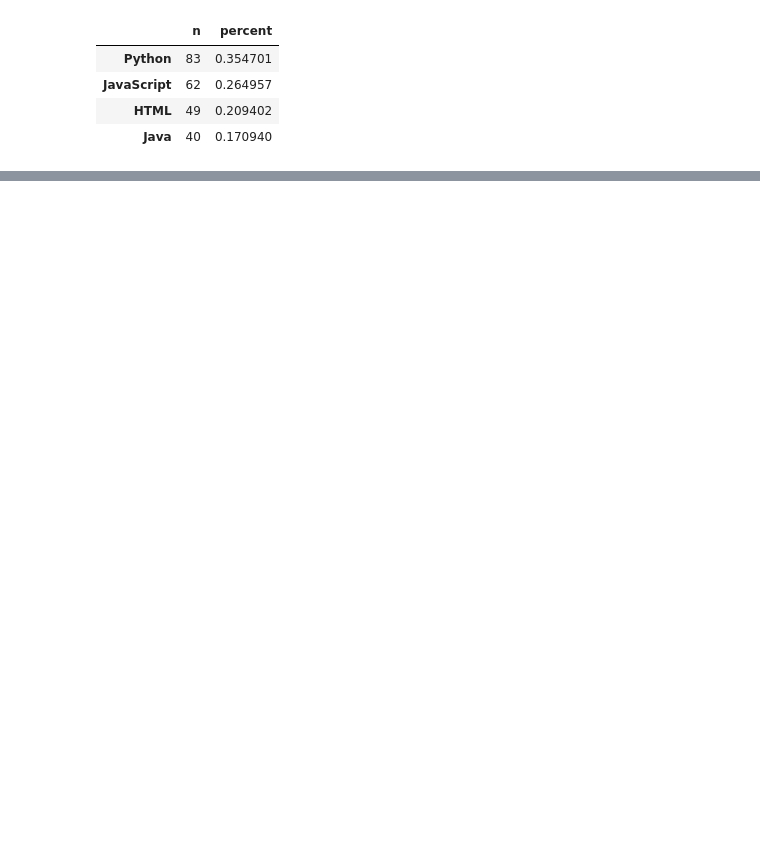
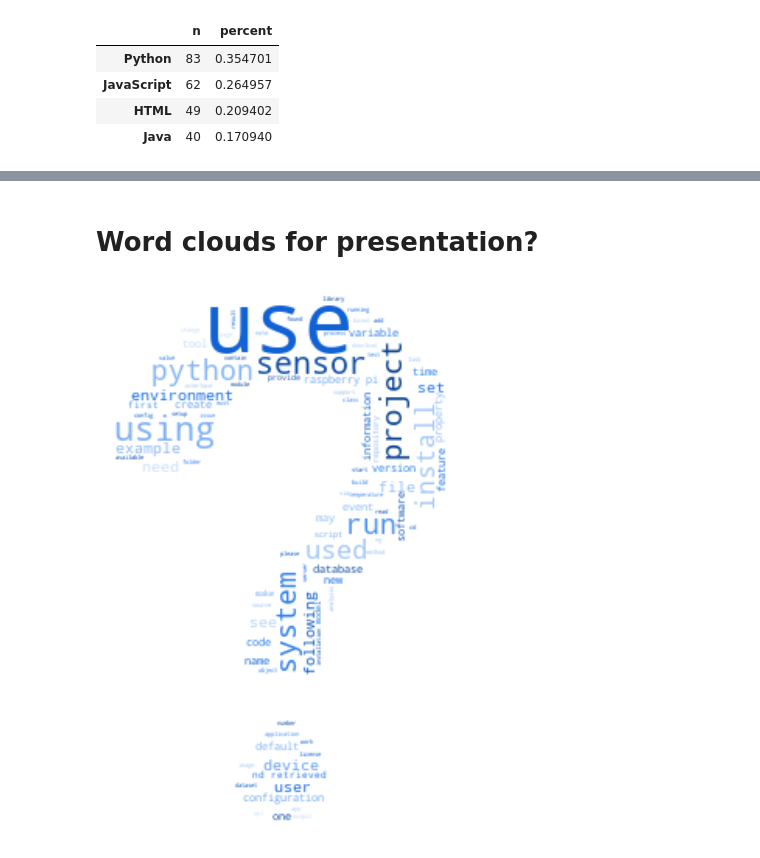
Before and after one commit to Data-Investigators/nlp_environmental_project, a Jupyter notebook: ryvyn.ipynb, the cells around one changed output, grey strips where cells are left out. Cells and saved outputs as stored; diff of their text form; code cells hidden in the pictures; blank space fills up the shorter version.

```diff
--- a/ryvyn.ipynb
+++ b/ryvyn.ipynb
@@ -75,10 +75,10 @@ html_words = re.sub(r'\s.\s', '', html_words)
 java_words = re.sub(r'\s.\s', '', java_words)
 # %%
 # get the count of words by category
-python_words = pd.Series(python_words.split()).value_counts()
-js_words = pd.Series(js_words.split()).value_counts()
-html_words = pd.Series(html_words.split()).value_counts()
-java_words = pd.Series(java_words.split()).value_counts()
+python_freq = pd.Series(python_words.split()).value_counts()
+js_freq = pd.Series(js_words.split()).value_counts()
+html_freq = pd.Series(html_words.split()).value_counts()
+java_freq = pd.Series(java_words.split()).value_counts()
 # %%
 python_words
 # note: 4 most common = '00', 'file', 'data', 'environmental'
@@ -145,0 +108,2 @@ Length: 1808, dtype: int64
+# %% [markdown]
+# Word clouds for presentation?
@@ -145,0 +113,22 @@ Length: 1808, dtype: int64
+# %%
+def one_color_func(word=None, font_size=None,
+                   position=None, orientation=None,
+                   font_path=None, random_state=None):
+    h = 215 # 0 - 360
+    s = 85 # 0 - 100
+    l = random_state.randint(30, 90) # 0 - 100
+    return "hsl({}, {}%, {}%)".format(h, s, l)
+# %%
+plt.figure(figsize=(16,10))
+text = python_words + js_words + html_words + java_words
+mask = np.array(Image.open('simple.jpg'))
+wc = WordCloud(mask=mask, background_color="white",
+               max_words=2000, max_font_size=224,
+               random_state=42, width=mask.shape[1],
+               height=mask.shape[0], color_func=one_color_func)
+wc.generate(text)
+plt.imshow(wc, interpolation="bilinear")
+plt.axis('off')
+plt.show()
+# %% [output]
+[figure, added]
```
Also changed, not shown: parts of 9 cells of this notebook.
